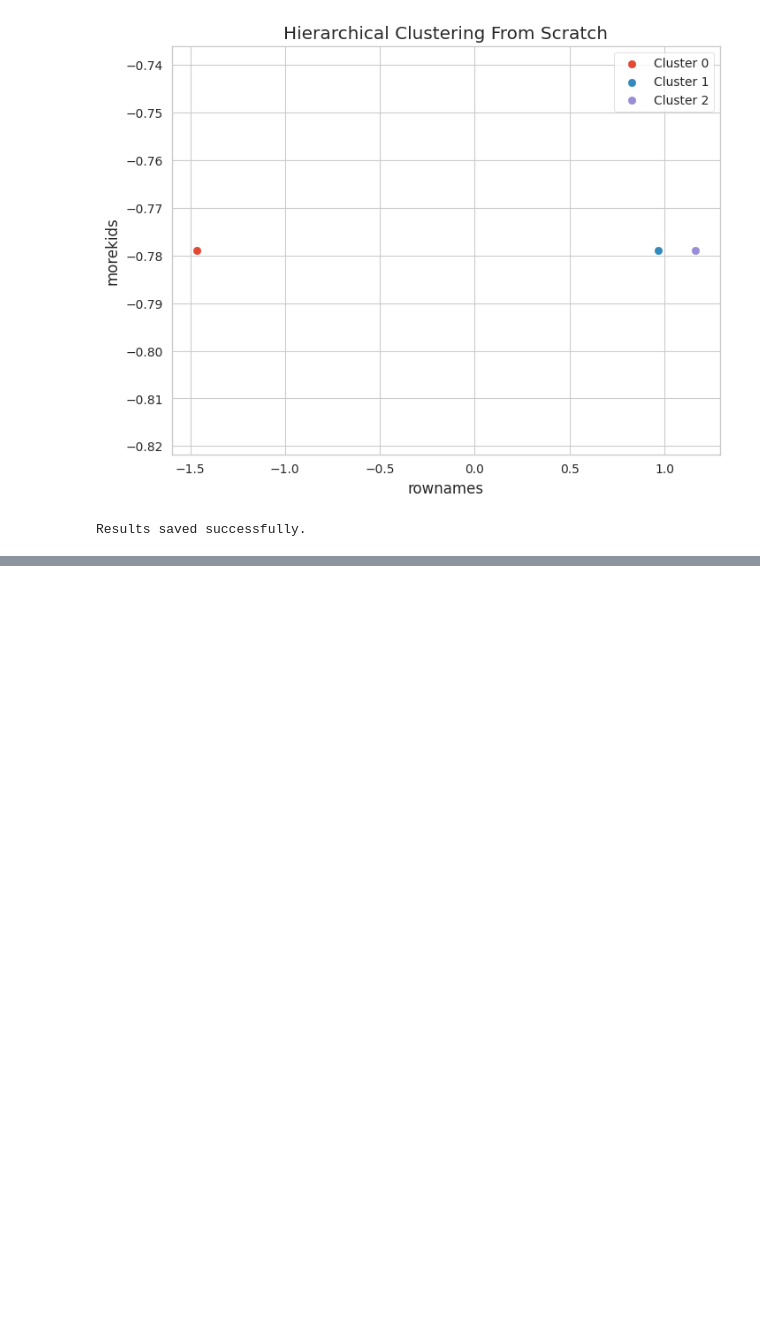
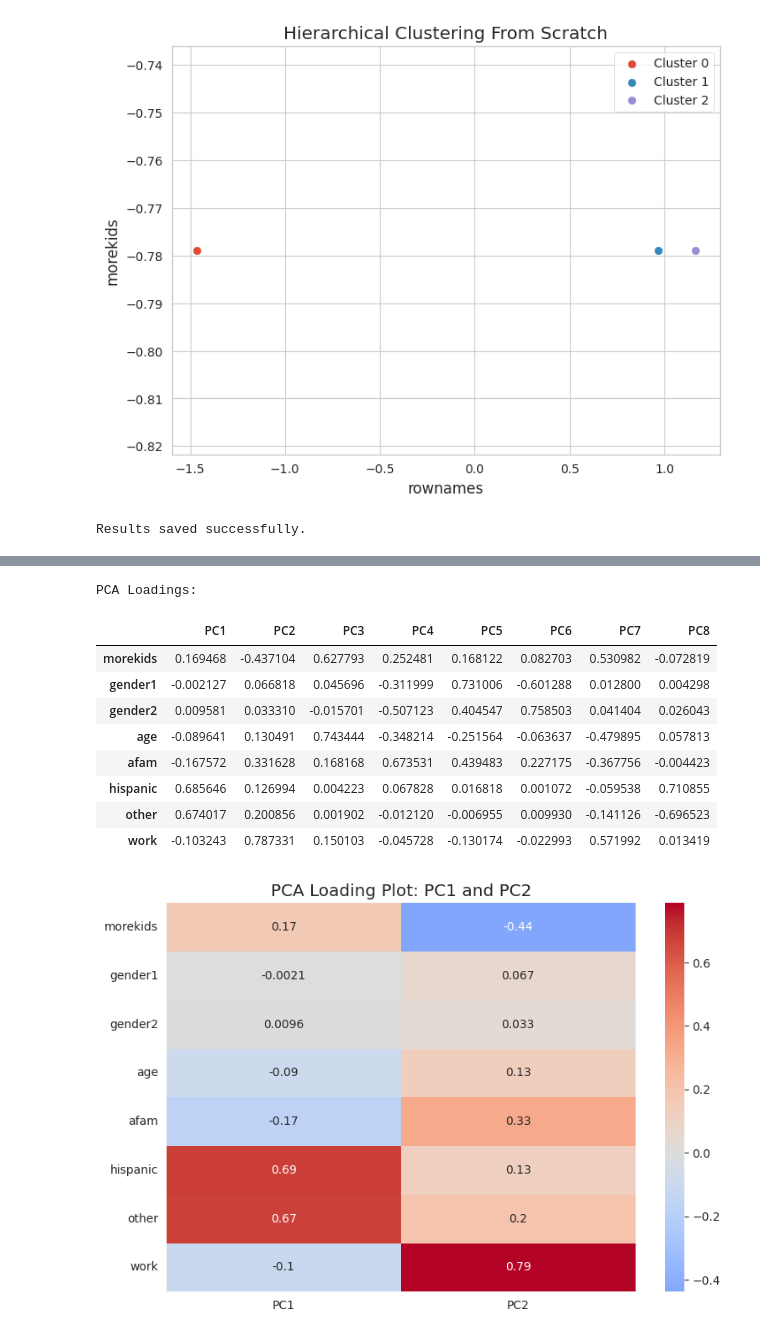
Before and after one commit to Shivankar7/Shivankar-Sinha, a Jupyter notebook: Shivankar_sinha_23BDS0026_EDA_Fertility_Dataset.ipynb, the cells around one changed output, grey strips where cells are left out. Drawn from its saved outputs; the diff is of its cells as text; code cells hidden in the pictures; blank space fills up the shorter version.

```diff
--- a/Shivankar_sinha_23BDS0026_EDA_Fertility_Dataset.ipynb
+++ b/Shivankar_sinha_23BDS0026_EDA_Fertility_Dataset.ipynb
@@ -1020,0 +1337,34 @@ Results saved successfully.
+# %%
+loadings = pd.DataFrame(
+    pca.components_.T,
+    index=pca_data.columns,
+    columns=[f'PC{i+1}' for i in range(len(pca_data.columns))]
+)
+
+print("PCA Loadings:")
+display(loadings)
+
+plt.figure(figsize=(9, 6))
+
+sns.heatmap(
+    loadings.iloc[:, :2],
+    annot=True,
+    cmap='coolwarm',
+    center=0
+)
+
+plt.title("PCA Loading Plot: PC1 and PC2")
+
+plt.show()
+# %% [output]
+PCA Loadings:
+|  | PC1 | PC2 | PC3 | PC4 | PC5 | PC6 | PC7 | PC8 |
+| morekids | 0.169468 | -0.437104 | 0.627793 | 0.252481 | 0.168122 | 0.082703 | 0.530982 | -0.072819 |
+| gender1 | -0.002127 | 0.066818 | 0.045696 | -0.311999 | 0.731006 | -0.601288 | 0.012800 | 0.004298 |
+| gender2 | 0.009581 | 0.033310 | -0.015701 | -0.507123 | 0.404547 | 0.758503 | 0.041404 | 0.026043 |
+| age | -0.089641 | 0.130491 | 0.743444 | -0.348214 | -0.251564 | -0.063637 | -0.479895 | 0.057813 |
+| afam | -0.167572 | 0.331628 | 0.168168 | 0.673531 | 0.439483 | 0.227175 | -0.367756 | -0.004423 |
+| hispanic | 0.685646 | 0.126994 | 0.004223 | 0.067828 | 0.016818 | 0.001072 | -0.059538 | 0.710855 |
+| other | 0.674017 | 0.200856 | 0.001902 | -0.012120 | -0.006955 | 0.009930 | -0.141126 | -0.696523 |
+| work | -0.103243 | 0.787331 | 0.150103 | -0.045728 | -0.130174 | -0.022993 | 0.571992 | 0.013419 |
+[figure, added]
```
Also changed, not shown: parts of 22 cells of this notebook.
